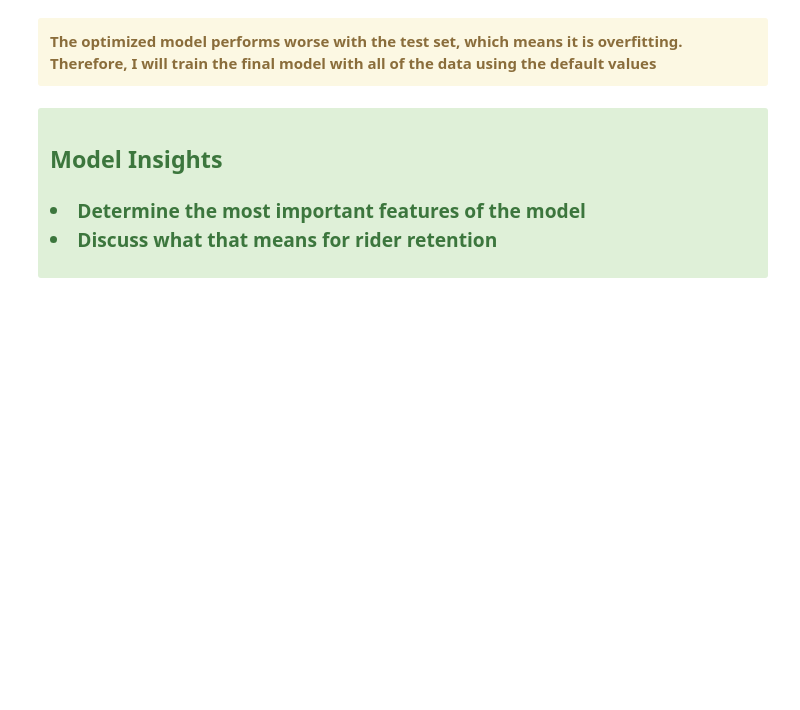
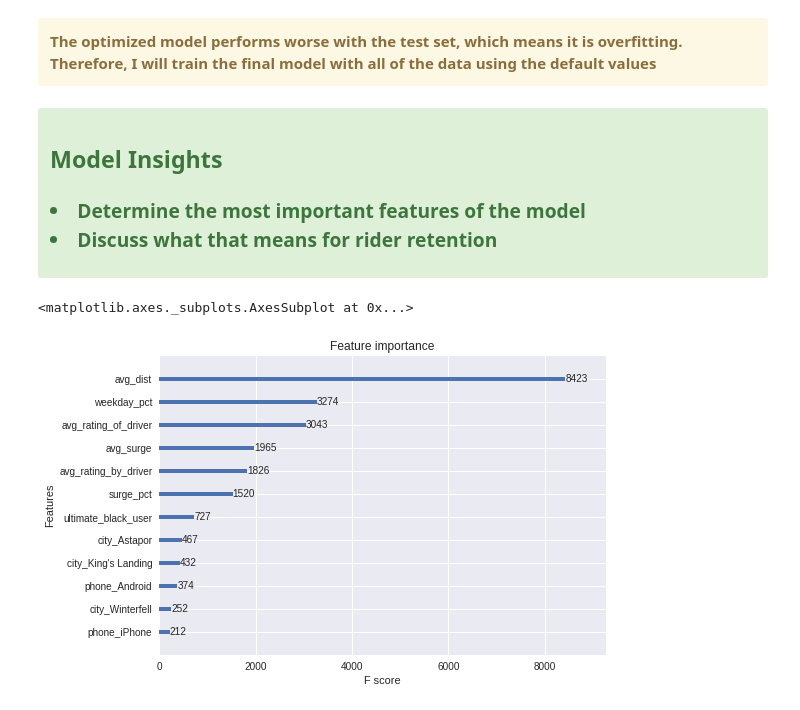
Before and after one commit to mtchem/Ultimate_technologies_challenge, a Jupyter notebook: Ulimate_inc_challenge.ipynb, the cells around one changed output. Saved outputs shown, nothing was run; the diff lists cells and outputs as text; code cells hidden in the pictures; blank space fills up the shorter version.

Commit message:
added feature importance and conclusions

```diff
--- a/Ulimate_inc_challenge.ipynb
+++ b/Ulimate_inc_challenge.ipynb
@@ -447,3 +448,8 @@ pickle.dump(xg_clf_final, open('final_model.pickle', 'wb'))
 </p>
 </H3>
 </div>
+# %%
+plot_importance(xg_clf_final)
+# %% [output]
+<matplotlib.axes._subplots.AxesSubplot at 0x...>
+[figure, added]
```
Also changed, not shown: parts of 2 cells of this notebook.
